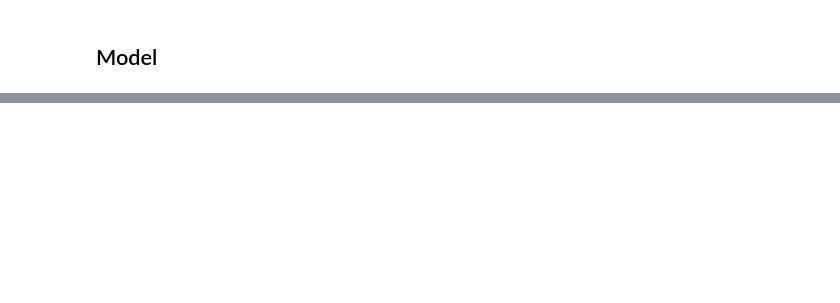
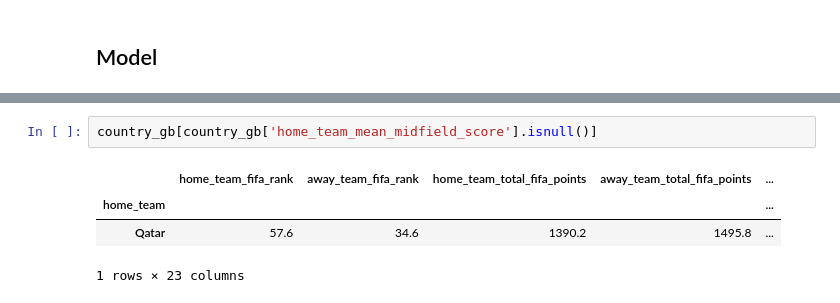
Before and after one commit to crestr25/Data-Projects, a Jupyter notebook: World Cup/World Cup.ipynb, the cells around one changed output, grey strips where cells are left out. Drawn from its saved outputs; the diff is of its cells as text; blank space fills up the shorter version.

```diff
--- a/World Cup/World Cup.ipynb
+++ b/World Cup/World Cup.ipynb
@@ -147,0 +225,7 @@ pd.get_dummies(data_matches_model, columns=["Stage"],prefix=["Stage_"])
+# %%
+country_gb[country_gb['home_team_mean_midfield_score'].isnull()]
+# %% [output]
+|  | home_team_fifa_rank | away_team_fifa_rank | home_team_total_fifa_points | away_team_total_fifa_points | ... |
+| home_team |  |  |  |  | ... |
+| Qatar | 57.6 | 34.6 | 1390.2 | 1495.8 | ... |
+1 rows × 23 columns
```
Also changed, not shown: parts of 50 cells of this notebook, 3 other files.
